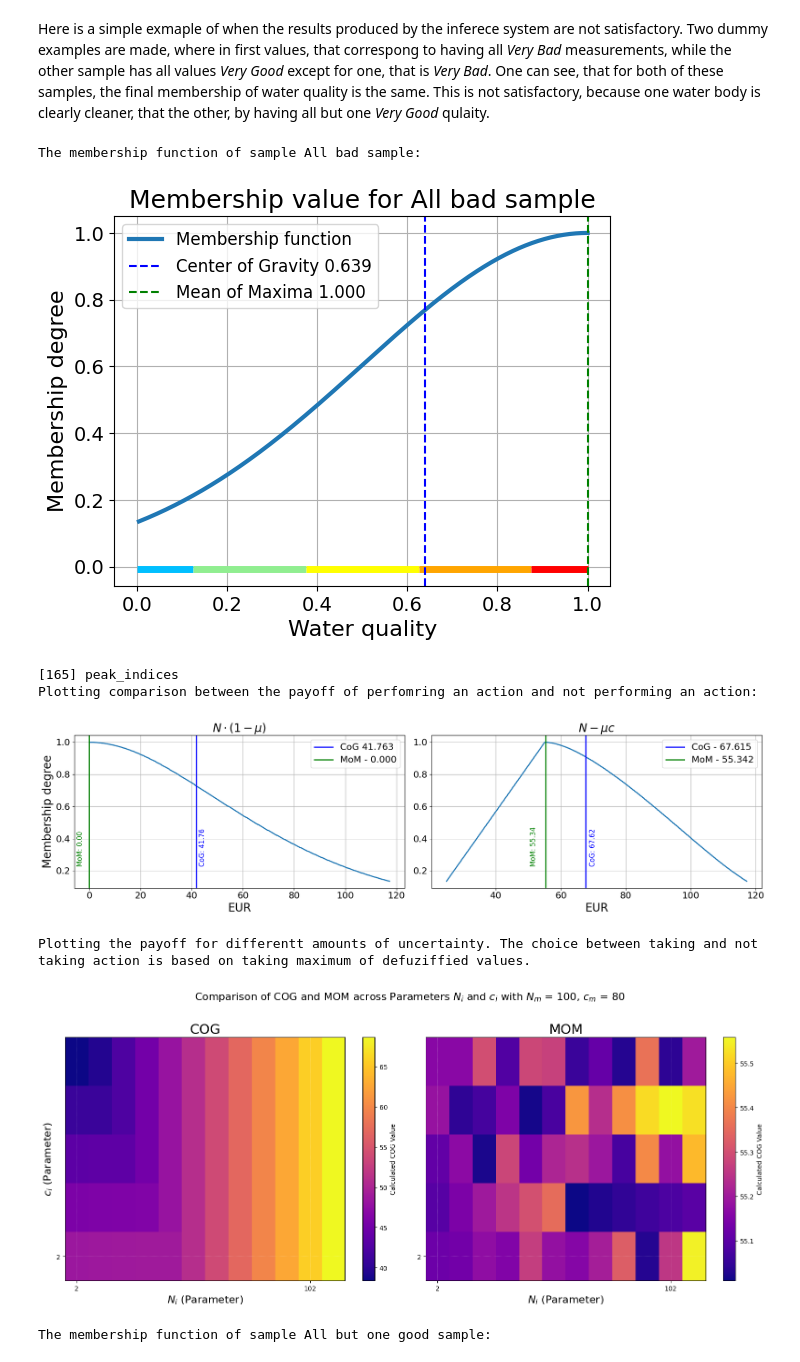
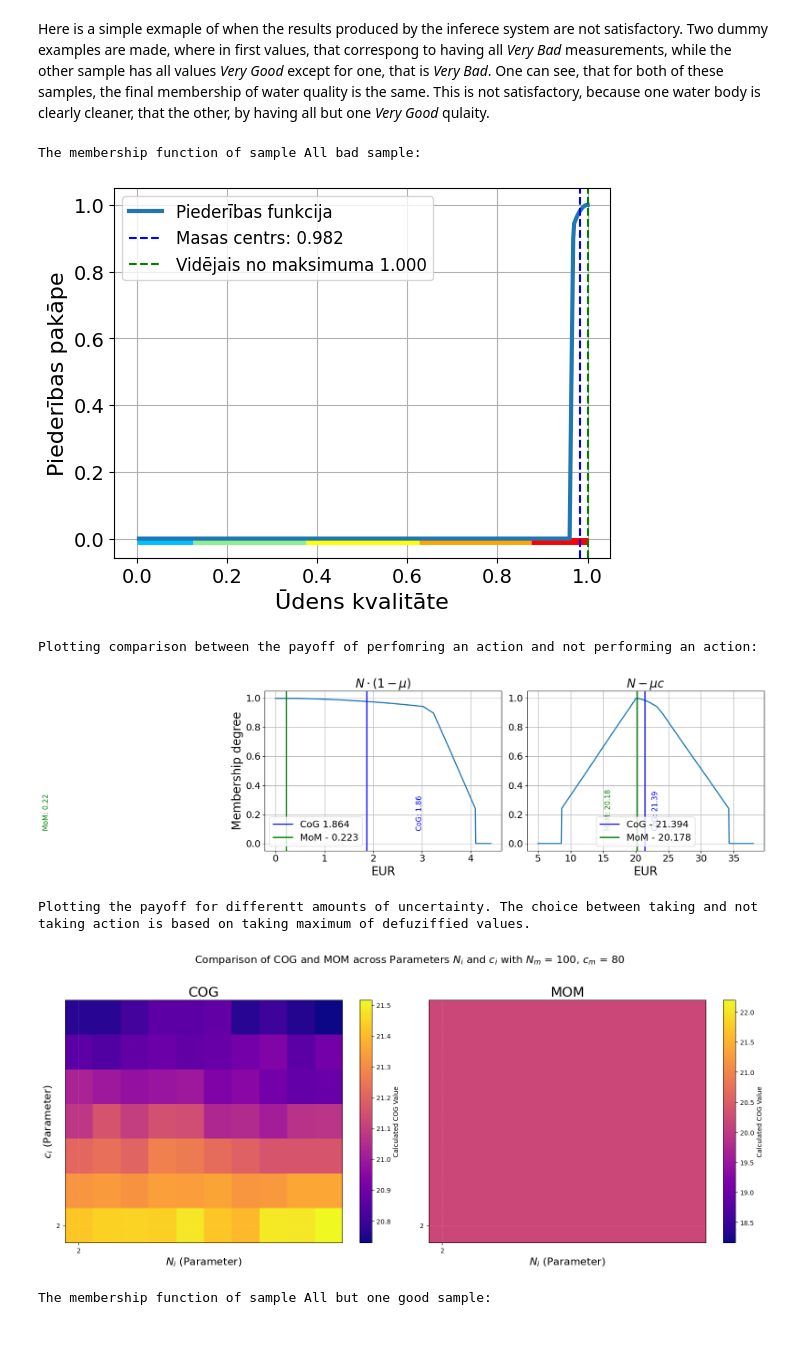
Before and after one commit to maartinjshz/Fuzzy-Rule-Base, a Jupyter notebook: conference_material/Notebooks/Using_implicative_base_IPMU2026.ipynb, the cells around one changed output. Cells and saved outputs as stored; diff of their text form; code cells hidden in the pictures; blank space fills up the shorter version.

```diff
--- a/conference_material/Notebooks/Using_implicative_base_IPMU2026.ipynb
+++ b/conference_material/Notebooks/Using_implicative_base_IPMU2026.ipynb
@@ -81,14 +81,14 @@ def plot_membership_function(membership_value, output_center_of_gravity, mean_of
 
     plt.hlines(y=-0.007, xmin=(grid[-1]+grid[-2])/2, xmax=grid[-1], colors=interval_colors[-1], linewidth=5)
 
-    plt.plot(np.linspace(0.005, 1, membership_value.shape[0]), membership_value, label='Membership function',  linewidth=3)
-    plt.xlabel('Water quality', fontsize=16)
-    plt.ylabel('Membership degree', fontsize=16)
-    plt.title(f"Membership value for {title}",fontsize=18)
-    plt.axvline(output_center_of_gravity, color='blue', linestyle='--', label=f'Center of Gravity {output_center_of_gravity:.3f}')
-    plt.axvline(mean_of_maxima, color='green', linestyle='--', label=f'Mean of Maxima {mean_of_maxima:.3f}')
-    if crips_center is not None:
-        plt.axvline(crips_center, color='green', linestyle='--', label=f'Crisp evaluation {crips_center:.3f}')
+    plt.plot(np.linspace(0.005, 1, membership_value.shape[0]), membership_value, label='Piederības funkcija',  linewidth=3)
+    plt.xlabel('Ūdens kvalitāte', fontsize=16)
+    plt.ylabel('Piederības pakāpe', fontsize=16)
+    # plt.title(f"Membership value for {title}",fontsize=18)
+    plt.axvline(output_center_of_gravity, color='blue', linestyle='--', label=f'Masas centrs: {output_center_of_gravity:.3f}')
+    plt.axvline(mean_of_maxima, color='green', linestyle='--', label=f'Vidējais no maksimuma {mean_of_maxima:.3f}')
+    # if crips_center is not None:
+    #     plt.axvline(crips_center, color='green', linestyle='--', label=f'Crisp evaluation {crips_center:.3f}')
     plt.grid(True)
     plt.legend(loc='upper left', fontsize=12)
     plt.tick_params(axis='both', which='major', labelsize=14)
@@ -462,38 +473,42 @@ Here is a simple exmaple of when the results produced by the inferece system are
 # %%
 
 dummy_data_df= pd.DataFrame(columns=df_water_data.columns[-5:])
 new_row_all_bad= {
-    'BSP5': 4,
-    'N_NH4+': 0.21,
+    'BSP5': 3.75,
+    'N_NH4+': 0.195,
     'N_total': 3.25,
     'O_2': 0,
-    'P_total': 0.14
+    'P_total': 0.1275
 }
 
 dummy_data_df.loc[len(dummy_data_df)] = new_row_all_bad
 
 new_row_all_but_oneGood= {
-    'BSP5': 4.5,
-    'N_NH4+': 0.06,
+    'BSP5': 1.75,
+    'N_NH4+': 0.075,
     'N_total': 3.25,   # Nkop is bad, others are good
     'O_2': 9.0,
-    'P_total': 0.015
+    'P_total': 0.0275
 }
 
 dummy_data_df.loc[len(dummy_data_df)] = new_row_all_but_oneGood
 
 column_name_to_update = dummy_data_df.columns[3]
 constant_sum = type_1_qualityGrid[3, -1] + type_1_qualityGrid[3, 0]
 dummy_data_df[column_name_to_update] = constant_sum - dummy_data_df[column_name_to_update]
 
-perform_infernece_and_evaluation_with_data(dummy_data_df.iloc[0].values, step_size = 10, Number_of_grid_points=500, sample_name='All bad sample')
-perform_infernece_and_evaluation_with_data(dummy_data_df.iloc[1].values, step_size = 10, Number_of_grid_points=500, sample_name='All but one good sample')
+perform_infernece_and_evaluation_with_data(dummy_data_df.iloc[0].values, step_size = 10,
+                                           Number_of_grid_points=500, sample_name='All bad sample',
+                                           type_of_tnorm='luk', use_the_same_tnorm = True)
+perform_infernece_and_evaluation_with_data(dummy_data_df.iloc[1].values,
+                                           step_size = 10, Number_of_grid_points=500,
+                                           sample_name='All but one good sample',
+                                           type_of_tnorm='luk', use_the_same_tnorm = True)
 # %% [output]
 The membership function of sample All bad sample:
-[figure, old version]
+[figure, new version]
-[165] peak_indices
 Plotting comparison between the payoff of perfomring an action and not performing an action:
-[figure, old version]
+[figure, new version]
 Plotting the payoff for differentt amounts of uncertainty. The choice between taking and not taking action is based on taking maximum of defuziffied values.
-[figure, old version]
+[figure, new version]
 The membership function of sample All but one good sample:
```
Also changed, not shown: parts of 5 cells of this notebook, 6 other files.
